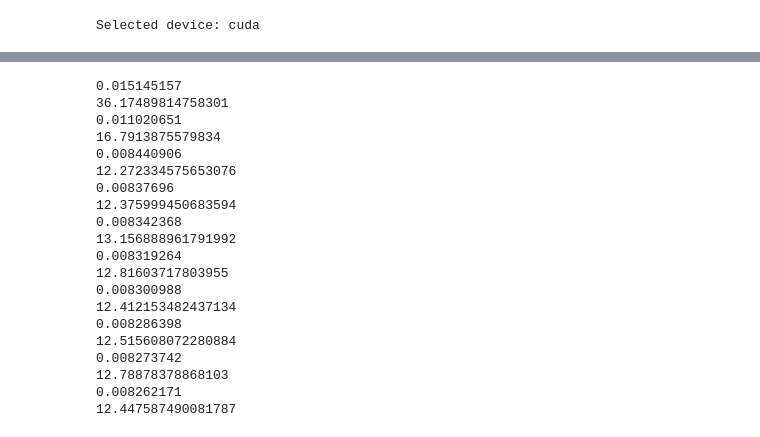
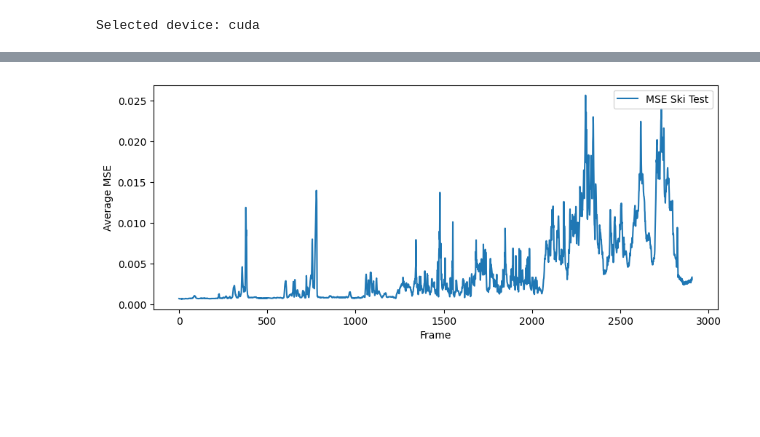
Before and after one commit to trettdragos/ThirdYearProject, a Jupyter notebook: pytorch/MovieFramer.ipynb, the cells around one changed output, grey strips where cells are left out. Cells and saved outputs as stored; diff of their text form; code cells hidden in the pictures; blank space fills up the shorter version.

```diff
--- a/pytorch/MovieFramer.ipynb
+++ b/pytorch/MovieFramer.ipynb
@@ -158,6 +81,11 @@ class VideoDataLoader:
             first_frame = last_frame
         self.first_frame = first_frame
 
+    def reload_buffer(self, videos):
+        self.frame_batch_buffer = []
+        self.video_index = 0
+        self.__init__(videos)
+
     def hasNext(self):
         return len(self.frame_batch_buffer) != 0
 
@@ -239,12 +167,15 @@ class Autoencoder(nn.Module):
             nn.ReLU(True),
             nn.ConvTranspose2d(in_channels=64, out_channels=3, kernel_size=3, stride=2, padding=1, output_padding=1),
             nn.ReLU(True)
+            # ,
+            # nn.Conv2d(in_channels=128, out_channels=3, kernel_size=3, stride=1, padding=1),
+            # nn.ReLU(True)
         )
 
 
     def forward(self, left, right):
         left = self.lefthand_encoder(left)
-        right = self.lefthand_encoder(right)
+        right = self.righthand_encoder(right)
         encoded = torch.cat((left, right), 0)
         x = self.decoder(encoded)
         return x
@@ -391,55 +533,11 @@ with torch.no_grad():
-# %%
-autoencoder.train()
-
-epochs = 10
-
-for i in range(epochs):
-    train_loss = []
-    start = time.time()
-# Iterate the dataloader (we do not need the label values, this is unsupervised learning)
-    for batch in entries:  # with "_" we just ignore the labels (the second element of the dataloader tuple)
-        # Move tensor to the proper device
-        first_frame = batch[0].to(device)
-        middle_frame = batch[1].to(device)
-        last_frame = batch[2].to(device)
-
-        # Encode data
-        res_frame = autoencoder(first_frame, last_frame)
-        # image_np = torchvision.transforms.functional.invert(res_frame.cpu().data).numpy()
-
-        # Display the image using matplotlib
-
-        # Evaluate loss
-        loss = loss_fn(res_frame, middle_frame)
-        # Backward pass
-        optim.zero_grad()
-        loss.backward()
-        optim.step()
-        # Print batch loss
-        # print('\t %d partial train loss (single batch): %f' % (i, loss.data))
-        train_loss.append(loss.detach().cpu().numpy())
-
-    print(np.mean(train_loss))
-    end = time.time()
-    print(end - start)
-# %% [output]
-0.015145157
-36.17489814758301
-0.011020651
-16.7913875579834
-0.008440906
-12.272334575653076
-0.00837696
-12.375999450683594
-0.008342368
-13.156888961791992
-0.008319264
-12.81603717803955
-0.008300988
-12.412153482437134
-0.008286398
-12.515608072280884
-0.008273742
-12.78878378868103
-0.008262171
-12.447587490081787
+# %%
+plt.figure(figsize=(10, 4))
+plt.plot(test_loss, label='MSE Ski Test')
+plt.xlabel('Frame')
+plt.ylabel('Average MSE')
+#plt.grid()
+plt.legend()
+#plt.title('loss')
+plt.show()
+# %% [output]
+[figure, added]
```
Also changed, not shown: parts of 12 cells of this notebook, 39 other files.
